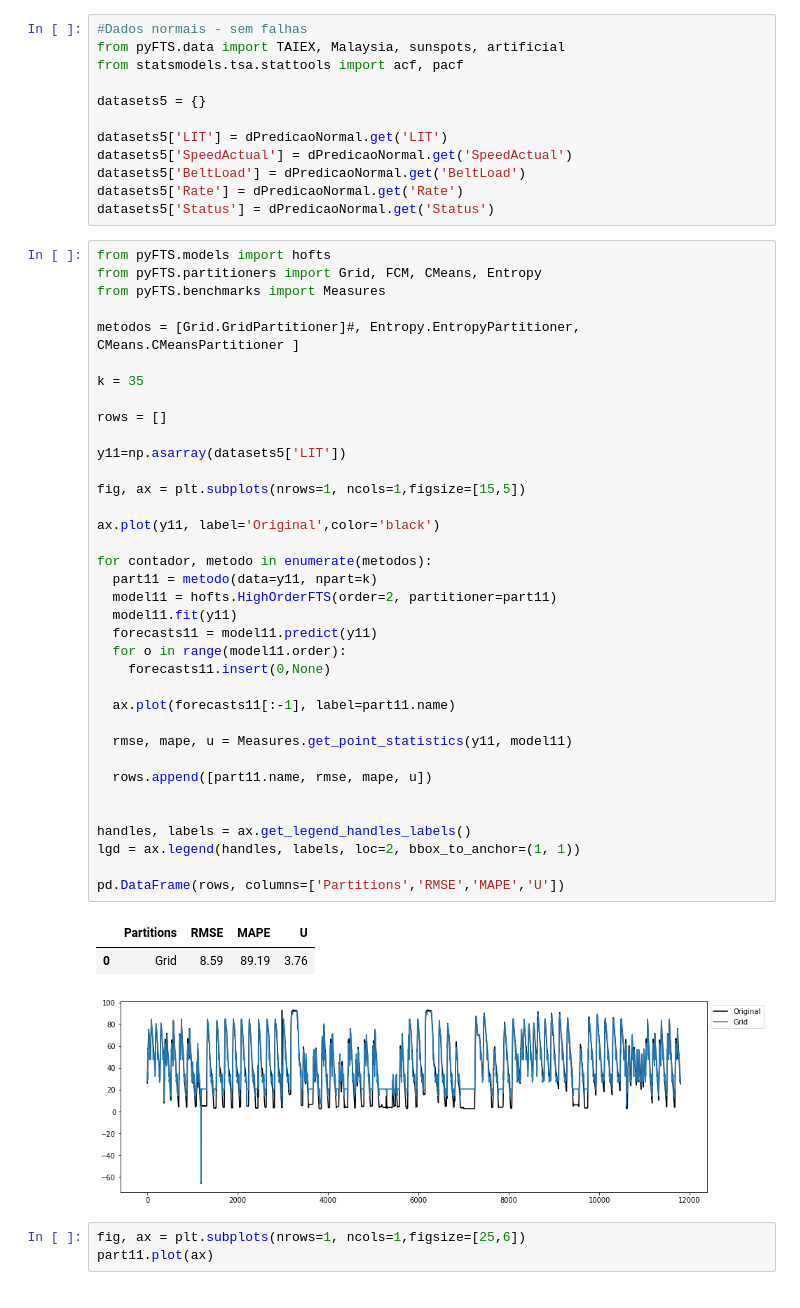
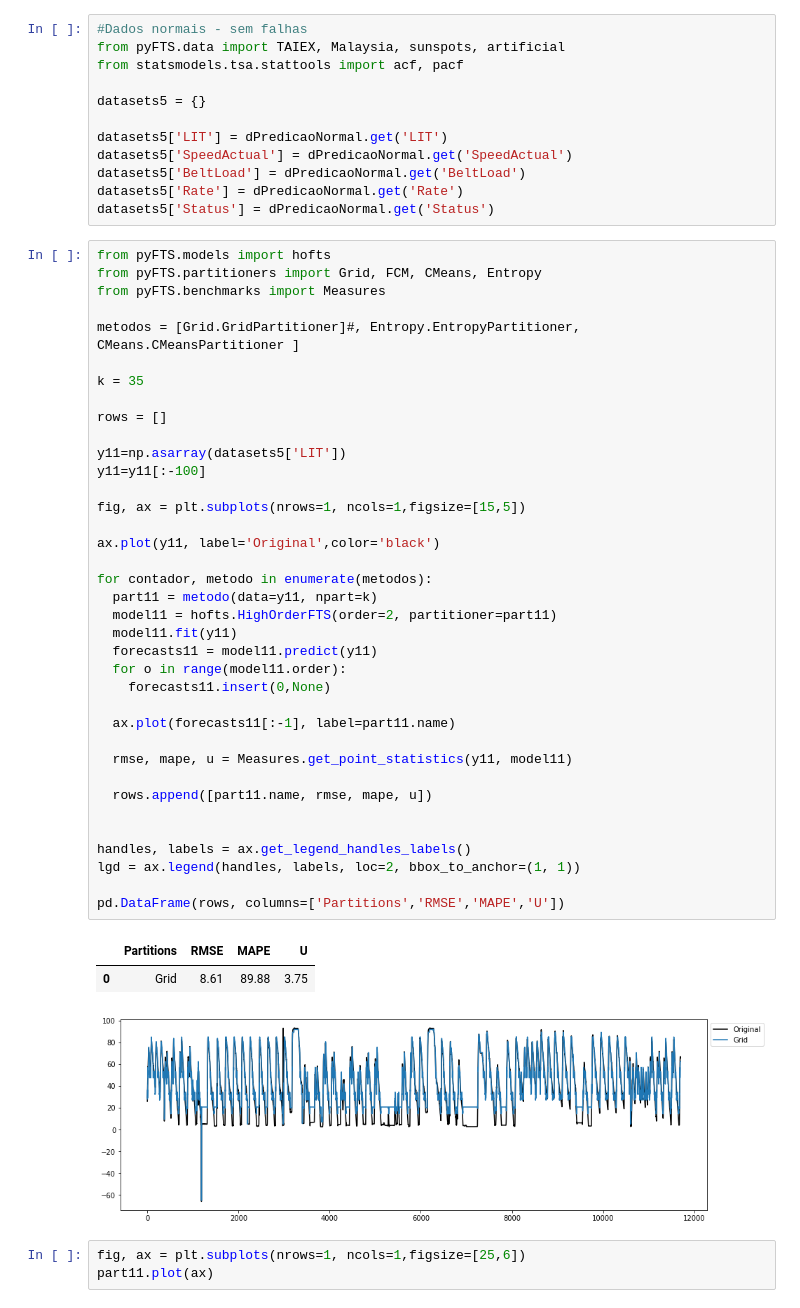
Before and after one commit to gabrielvinicios02/ExperimentsMultivariate, a Jupyter notebook: ClassificadorXGBoost.ipynb, the cells around one changed output. Drawn from its saved outputs; the diff is of its cells as text.

```diff
--- a/ClassificadorXGBoost.ipynb
+++ b/ClassificadorXGBoost.ipynb
@@ -1318,35 +1318,36 @@ k = 35
 
 rows = []
 
 y11=np.asarray(datasets5['LIT'])
+y11=y11[:-100]
 
 fig, ax = plt.subplots(nrows=1, ncols=1,figsize=[15,5])
 
 ax.plot(y11, label='Original',color='black')
 
 for contador, metodo in enumerate(metodos):
   part11 = metodo(data=y11, npart=k)
   model11 = hofts.HighOrderFTS(order=2, partitioner=part11)
   model11.fit(y11)
   forecasts11 = model11.predict(y11)
   for o in range(model11.order):
     forecasts11.insert(0,None)
 
   ax.plot(forecasts11[:-1], label=part11.name)
 
   rmse, mape, u = Measures.get_point_statistics(y11, model11)
 
   rows.append([part11.name, rmse, mape, u])
 
 
 handles, labels = ax.get_legend_handles_labels()
 lgd = ax.legend(handles, labels, loc=2, bbox_to_anchor=(1, 1))
 
 pd.DataFrame(rows, columns=['Partitions','RMSE','MAPE','U'])
 # %% [output]
 |  | Partitions | RMSE | MAPE | U |
-| 0 | Grid | 8.59 | 89.19 | 3.76 |
+| 0 | Grid | 8.61 | 89.88 | 3.75 |
-[figure, old version]
+[figure, new version]
 # %%
 fig, ax = plt.subplots(nrows=1, ncols=1,figsize=[25,6])
 part11.plot(ax)
```
Also changed, not shown: parts of 11 cells of this notebook.
